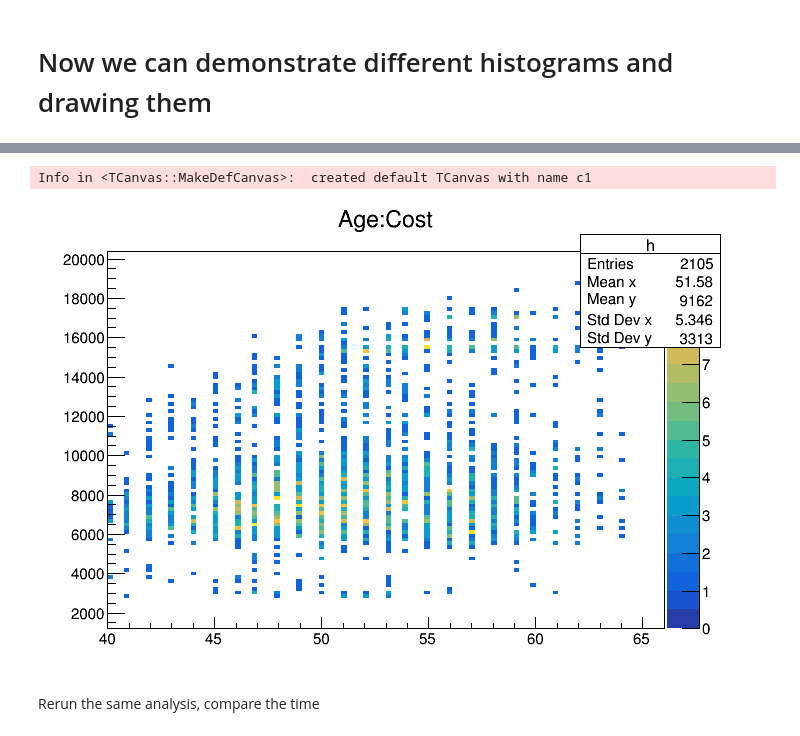
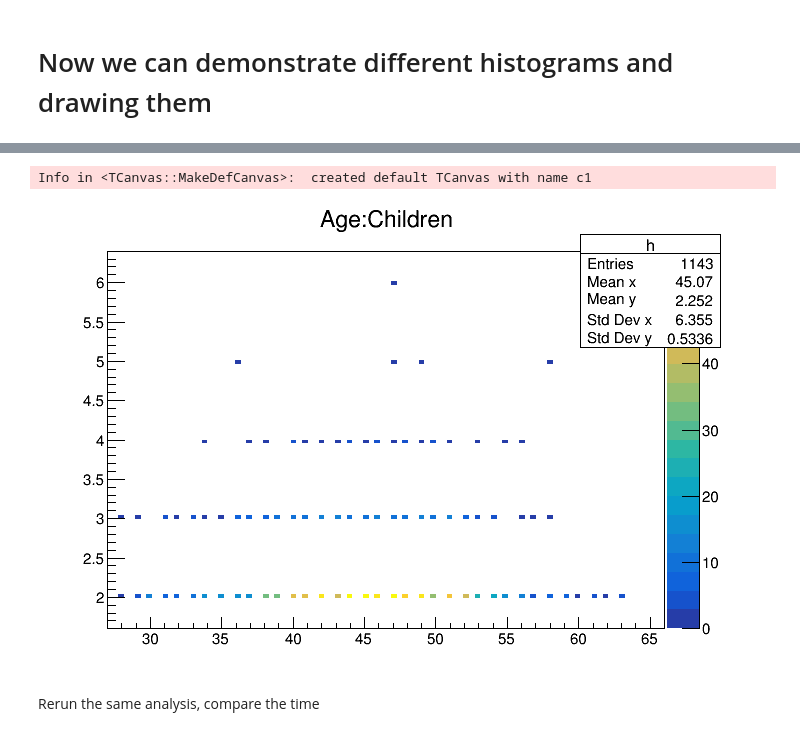
Before and after one commit to CalebVuorinen/summerstudentProtoWork, a Jupyter notebook: fchains/Example_01.ipynb, the cells around one changed output, grey strips where cells are left out. Drawn from its saved outputs; the diff is of its cells as text; code cells hidden in the pictures.

```diff
--- a/fchains/Example_01.ipynb
+++ b/fchains/Example_01.ipynb
@@ -94,6 +77,6 @@ dataFrame.resetcache()
 # Now we can demonstrate different histograms and drawing them
 # %%
 %%time
-dataFrame.filter(lambda e : e.Age() > 45).cache().histo('Age:Cost').Draw('COLZ')
+dataFrame.filter(lambda e : e.Age() > 45).filter(lambda e : e.Children() > 1).cache().histo('Age:Children').Draw('COLZ')
 ROOT.gPad.Draw()
 # %% [output]
@@ -106,5 +92,5 @@ Wall time: 126 ms
 Info in <TCanvas::MakeDefCanvas>:  created default TCanvas with name c1
-[figure, old version]
+[figure, new version]
 # %% [markdown]
 Rerun the same analysis, compare the time
 # %%
```
Also changed, not shown: parts of 7 cells of this notebook, 1 other file.
